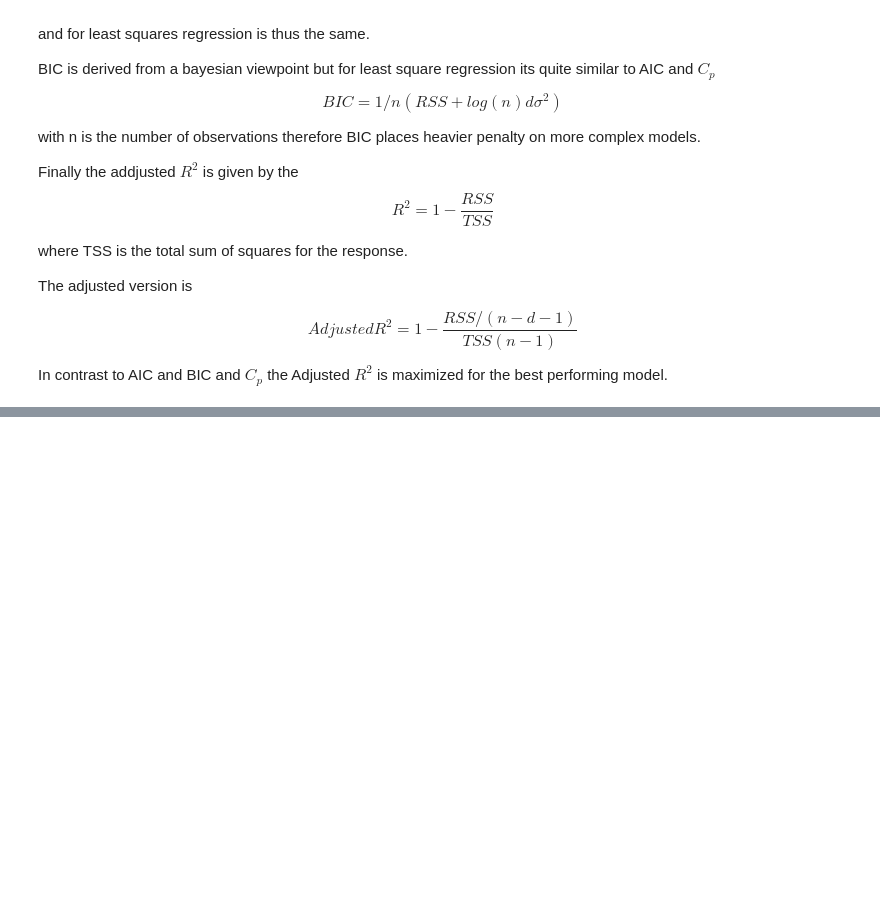
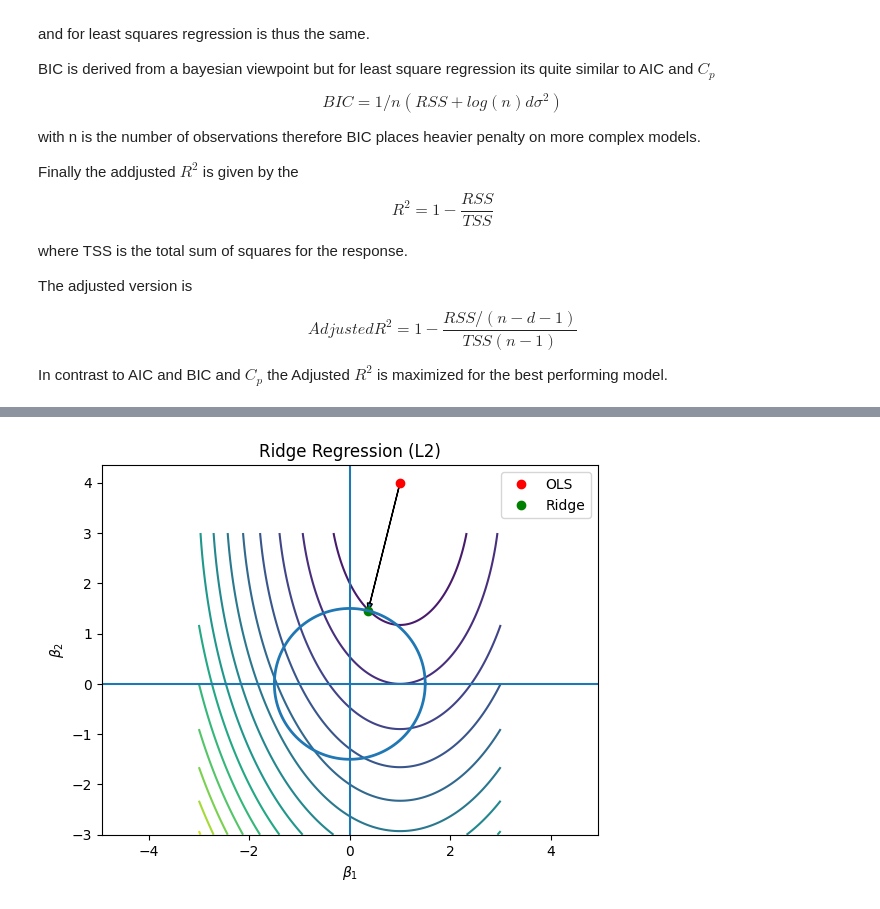
Before and after one commit to JohannesMeyersGit/DS_Notebooks, a Jupyter notebook: Introduction_Statistical_Learning/6_Linear_Model_Selection_and_Regularization.ipynb, the cells around one changed output, grey strips where cells are left out. Cells and saved outputs as stored; diff of their text form; code cells hidden in the pictures; blank space fills up the shorter version.

```diff
--- a/Introduction_Statistical_Learning/6_Linear_Model_Selection_and_Regularization.ipynb
+++ b/Introduction_Statistical_Learning/6_Linear_Model_Selection_and_Regularization.ipynb
@@ -464,0 +606,85 @@ IndexingError: Too many indexers
+# %%
+import numpy as np
+import matplotlib.pyplot as plt
+
+# -------------------------------------------------
+# Grid
+# -------------------------------------------------
+beta1 = np.linspace(-3, 3, 400)
+beta2 = np.linspace(-3, 3, 400)
+B1, B2 = np.meshgrid(beta1, beta2)
+
+# -------------------------------------------------
+# RSS surface (ellipses)
+# -------------------------------------------------
+RSS = (B1 - 1)**2 + (0.5 * B2 - 2)**2
+
+# True OLS minimum
+min_rss = (1, 4)
+
+# Regularization parameter
+c = 1.5
+
+# -------------------------------------------------
+# Ridge intersection (radial projection)
+# -------------------------------------------------
+norm = np.sqrt(min_rss[0]**2 + min_rss[1]**2)
+intersect_L2 = (c * min_rss[0] / norm,
+                c * min_rss[1] / norm)
+
+# -------------------------------------------------
+# Lasso intersection (corner of diamond)
+# -------------------------------------------------
+intersect_L1 = (0, c)   # sparsity: beta1 = 0
+
+# -------------------------------------------------
+# Ridge plot
+# -------------------------------------------------
+plt.figure()
+plt.contour(B1, B2, RSS, levels=16)
+plt.plot(*min_rss, 'ro', label='OLS')
+plt.plot(*intersect_L2, 'go', label='Ridge')
+
+# shrinkage arrow
+plt.arrow(min_rss[0], min_rss[1],
+          intersect_L2[0]-min_rss[0],
+          intersect_L2[1]-min_rss[1],
+          head_width=0.1, length_includes_head=True)
+
+theta = np.linspace(0, 2*np.pi, 400)
+plt.plot(c*np.cos(theta), c*np.sin(theta), lw=2)
+
+plt.axhline(0); plt.axvline(0)
+plt.xlabel(r"$\beta_1$")
+plt.ylabel(r"$\beta_2$")
+plt.title("Ridge Regression (L2)")
+plt.axis("equal")
+plt.legend()
+plt.show()
+
+# -------------------------------------------------
+# Lasso plot
+# -------------------------------------------------
+plt.figure()
+plt.contour(B1, B2, RSS, levels=16)
+plt.plot(*min_rss, 'ro', label='OLS')
+plt.plot(*intersect_L1, 'go', label='Lasso')
+
+# shrinkage + selection arrow
+plt.arrow(min_rss[0], min_rss[1],
+          intersect_L1[0]-min_rss[0],
+          intersect_L1[1]-min_rss[1],
+          head_width=0.1, length_includes_head=True)
+
+plt.plot([ c,  0, -c,  0,  c],
+         [ 0,  c,  0, -c,  0], lw=2)
+
+plt.axhline(0); plt.axvline(0)
+plt.xlabel(r"$\beta_1$")
+plt.ylabel(r"$\beta_2$")
+plt.title("Lasso Regression (L1)")
+plt.axis("equal")
+plt.legend()
+plt.show()
+# %% [output]
+[figure, added]
```
Also changed, not shown: parts of 11 cells of this notebook, 7 other files.
